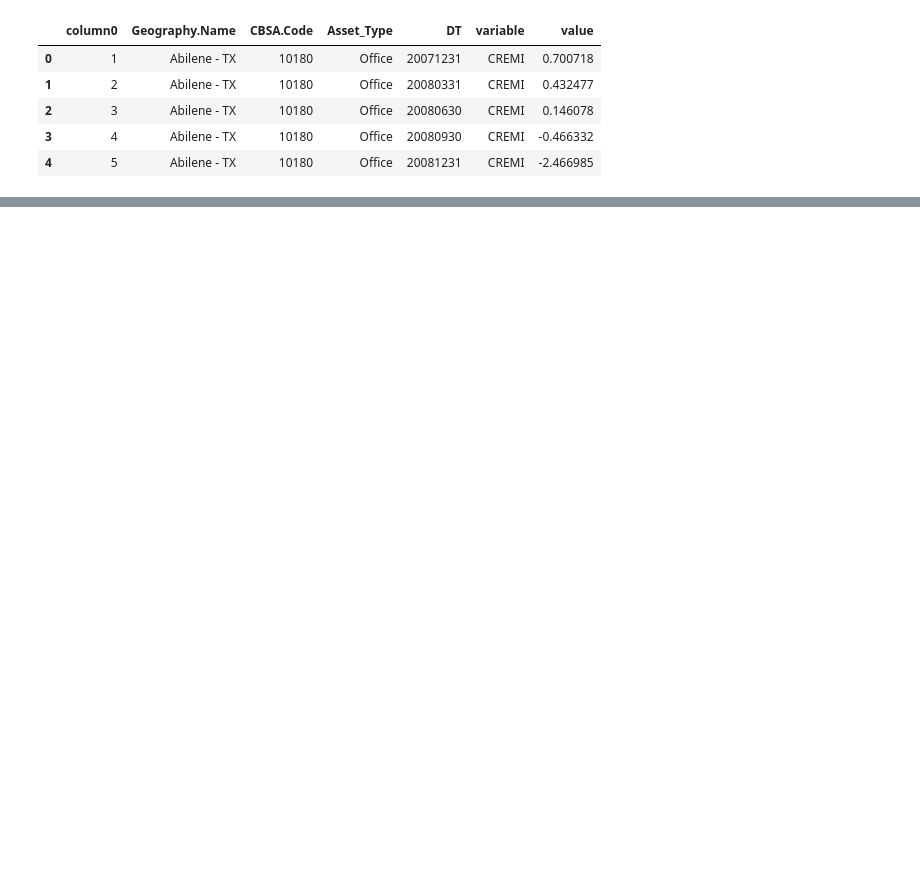
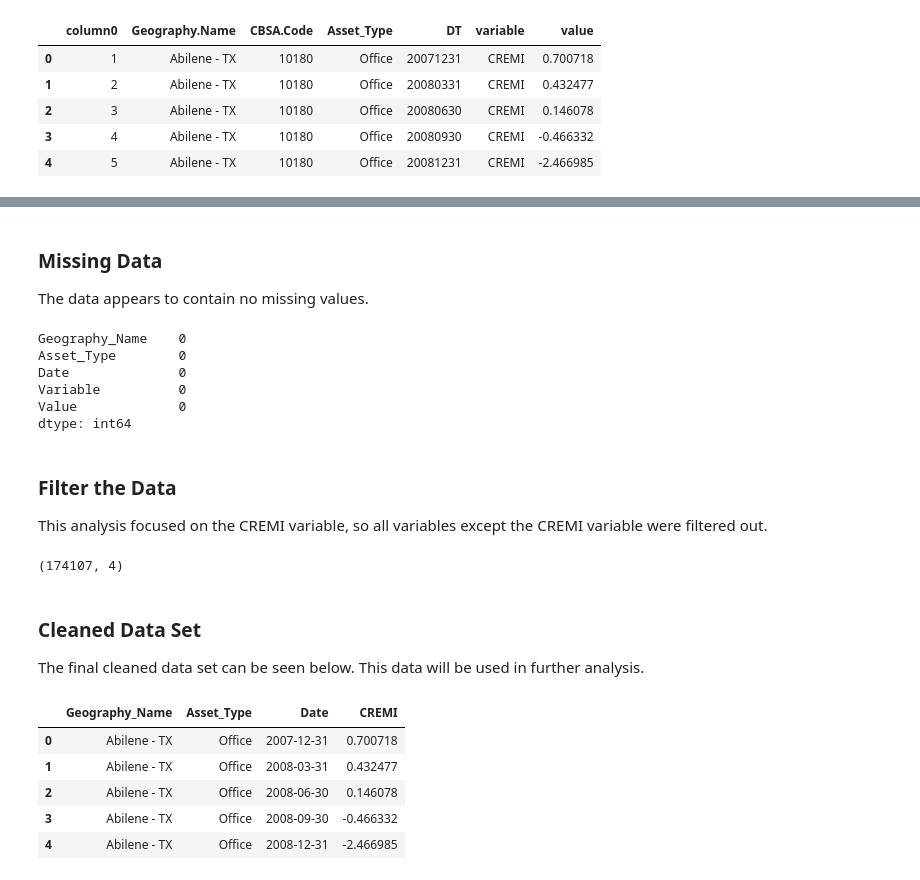
Before and after one commit to aaron-san/cre-analysis, a Jupyter notebook: cremi-analysis.ipynb, the cells around one changed output, grey strips where cells are left out. Cells and saved outputs as stored; diff of their text form; code cells hidden in the pictures; blank space fills up the shorter version.

```diff
--- a/cremi-analysis.ipynb
+++ b/cremi-analysis.ipynb
@@ -168,0 +165,37 @@ Next, we determined that there are five unique asset types. Each one contained o
+# %% [markdown]
+### Missing Data
+
+The data appears to contain no missing values.
+# %%
+# Find missing values
+df.isna().sum()
+# %% [output]
+Geography_Name    0
+Asset_Type        0
+Date              0
+Variable          0
+Value             0
+dtype: int64
+# %% [markdown]
+### Filter the Data
+
+This analysis focused on the CREMI variable, so all variables except the CREMI variable were filtered out.
+# %%
+cremi = df[df['Variable'] == 'CREMI'].copy()
+cremi.drop("Variable", axis=1, inplace=True)
+cremi.rename(columns={"Value": "CREMI"}, inplace=True)
+# %% [output]
+(174107, 4)
+# %% [markdown]
+### Cleaned Data Set
+
+The final cleaned data set can be seen below. This data will be used in further analysis.
+# %%
+cremi.head()
+# %% [output]
+|  | Geography_Name | Asset_Type | Date | CREMI |
+| 0 | Abilene - TX | Office | 2007-12-31 | 0.700718 |
+| 1 | Abilene - TX | Office | 2008-03-31 | 0.432477 |
+| 2 | Abilene - TX | Office | 2008-06-30 | 0.146078 |
+| 3 | Abilene - TX | Office | 2008-09-30 | -0.466332 |
+| 4 | Abilene - TX | Office | 2008-12-31 | -2.466985 |
```
Also changed, not shown: parts of 21 cells of this notebook.
